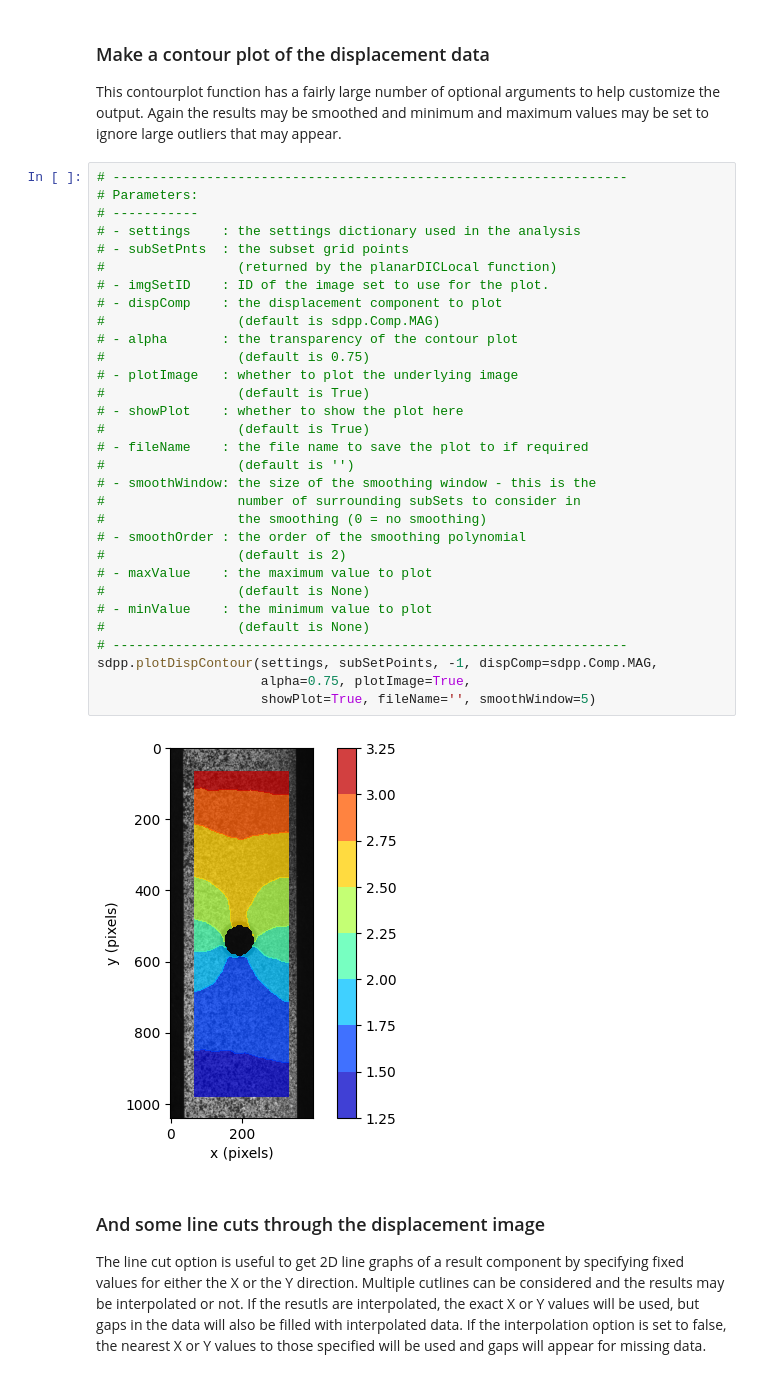
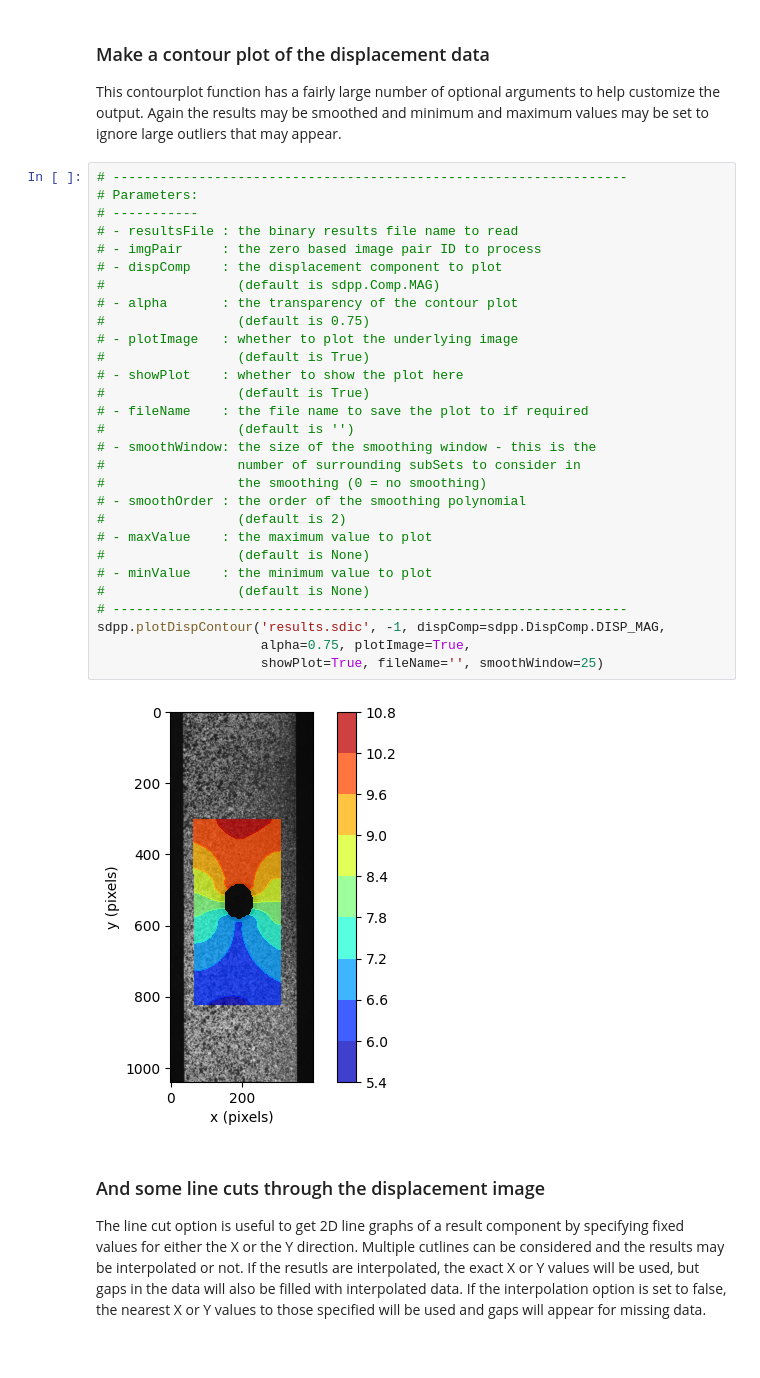
Before and after one commit to gventer/SUN-DIC, a Jupyter notebook: test_sundic.ipynb, the cells around one changed output. Cells and saved outputs as stored; diff of their text form.

```diff
--- a/test_sundic.ipynb
+++ b/test_sundic.ipynb
@@ -179,36 +181,34 @@ This contourplot function has a fairly large number of optional arguments to hel
 # %%
 # ------------------------------------------------------------------
 # Parameters:
 # -----------
-# - settings    : the settings dictionary used in the analysis
-# - subSetPnts  : the subset grid points
-#                 (returned by the planarDICLocal function)
-# - imgSetID    : ID of the image set to use for the plot.
+# - resultsFile : the binary results file name to read
+# - imgPair     : the zero based image pair ID to process
 # - dispComp    : the displacement component to plot
 #                 (default is sdpp.Comp.MAG)
 # - alpha       : the transparency of the contour plot
 #                 (default is 0.75)
 # - plotImage   : whether to plot the underlying image
 #                 (default is True)
 # - showPlot    : whether to show the plot here
 #                 (default is True)
 # - fileName    : the file name to save the plot to if required
 #                 (default is '')
 # - smoothWindow: the size of the smoothing window - this is the
 #                 number of surrounding subSets to consider in
 #                 the smoothing (0 = no smoothing)
 # - smoothOrder : the order of the smoothing polynomial
 #                 (default is 2)
 # - maxValue    : the maximum value to plot
 #                 (default is None)
 # - minValue    : the minimum value to plot
 #                 (default is None)
 # ------------------------------------------------------------------
-sdpp.plotDispContour(settings, subSetPoints, -1, dispComp=sdpp.Comp.MAG,
+sdpp.plotDispContour('results.sdic', -1, dispComp=sdpp.DispComp.DISP_MAG,
                      alpha=0.75, plotImage=True,
-                     showPlot=True, fileName='', smoothWindow=5)
+                     showPlot=True, fileName='', smoothWindow=25)
 # %% [output]
-[figure, old version]
+[figure, new version]
 # %% [markdown]
 ### And some line cuts through the displacement image
 The line cut option is useful to get 2D line graphs of a result component by specifying fixed values for either the X or the Y direction.  Multiple cutlines can be considered and the results may be interpolated or not.  If the resutls are interpolated, the exact X or Y values will be used, but gaps in the data will also be filled with interpolated data.  If the interpolation option is set to false, the nearest X or Y values to those specified will be used and gaps will appear for missing data.
```
Also changed, not shown: parts of 12 cells of this notebook, 11 other files.
